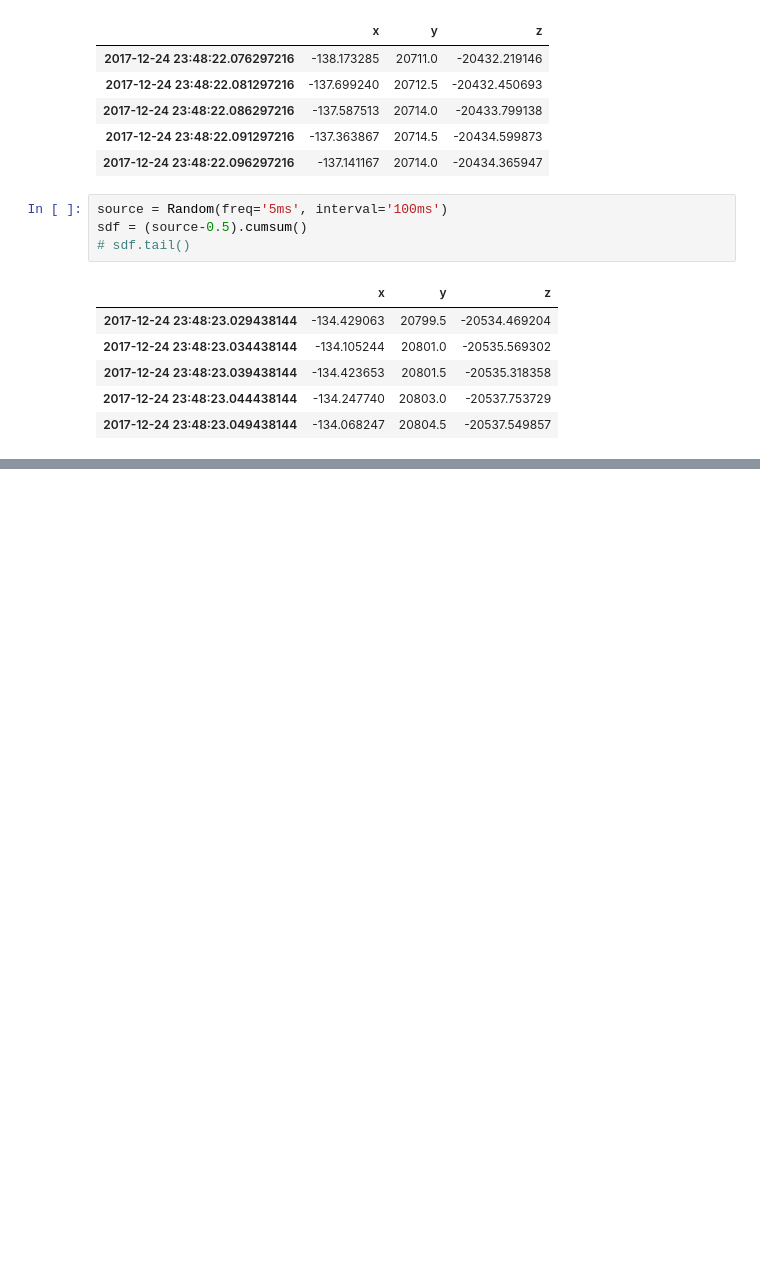
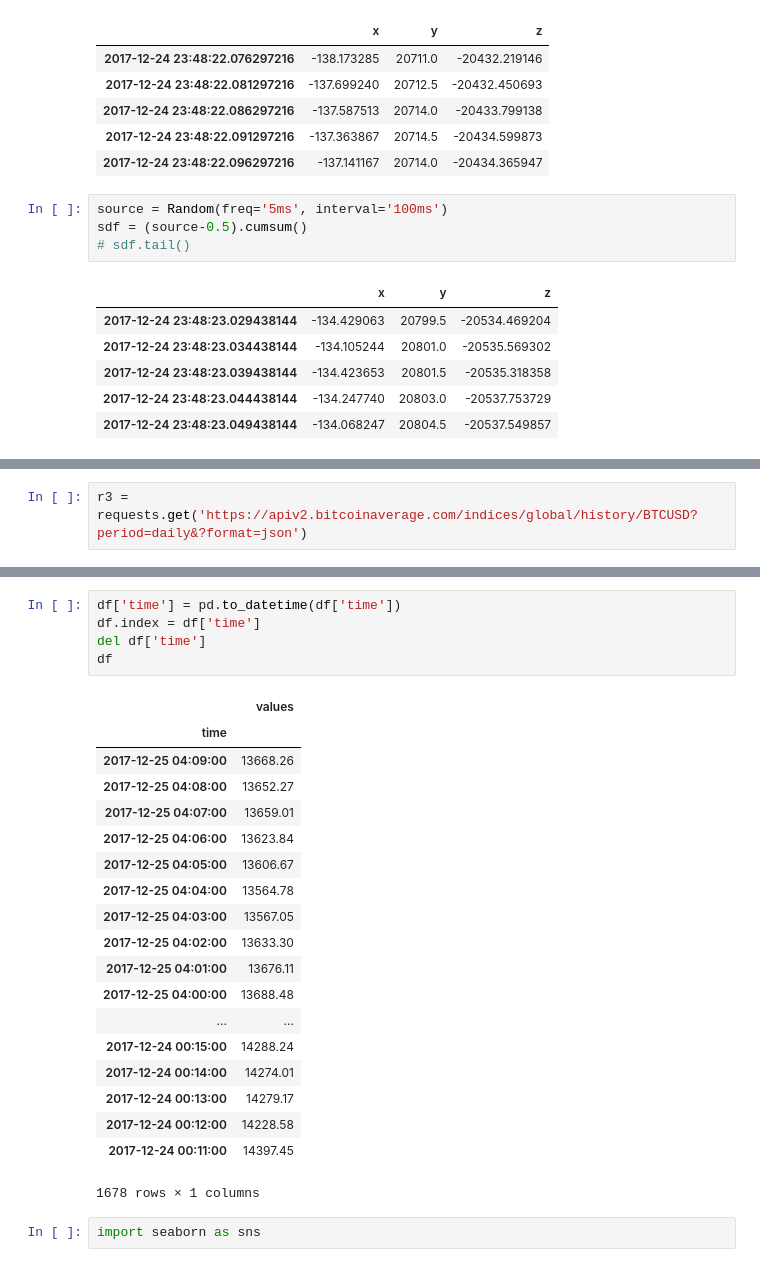
Before and after one commit to xuberance137/deep-learning-models, a Jupyter notebook: TimeSeriesStreaming.ipynb, the cells around one changed output, grey strips where cells are left out. Drawn from its saved outputs; the diff is of its cells as text; blank space fills up the shorter version.

```diff
--- a/TimeSeriesStreaming.ipynb
+++ b/TimeSeriesStreaming.ipynb
@@ -29,0 +77,2 @@ Loading BokehJS ...
+# %%
+r3 = requests.get('https://apiv2.bitcoinaverage.com/indices/global/history/BTCUSD?period=daily&?format=json')
@@ -29,0 +110,27 @@ Loading BokehJS ...
+# %%
+df['time'] = pd.to_datetime(df['time'])
+df.index = df['time']
+del df['time']
+df
+# %% [output]
+|  | values |
+| time |  |
+| 2017-12-25 04:09:00 | 13668.26 |
+| 2017-12-25 04:08:00 | 13652.27 |
+| 2017-12-25 04:07:00 | 13659.01 |
+| 2017-12-25 04:06:00 | 13623.84 |
+| 2017-12-25 04:05:00 | 13606.67 |
+| 2017-12-25 04:04:00 | 13564.78 |
+| 2017-12-25 04:03:00 | 13567.05 |
+| 2017-12-25 04:02:00 | 13633.30 |
+| 2017-12-25 04:01:00 | 13676.11 |
+| 2017-12-25 04:00:00 | 13688.48 |
+| ... | ... |
+| 2017-12-24 00:15:00 | 14288.24 |
+| 2017-12-24 00:14:00 | 14274.01 |
+| 2017-12-24 00:13:00 | 14279.17 |
+| 2017-12-24 00:12:00 | 14228.58 |
+| 2017-12-24 00:11:00 | 14397.45 |
+1678 rows × 1 columns
+# %%
+import seaborn as sns
```
Also changed, not shown: parts of 11 cells of this notebook, 1 other file.
